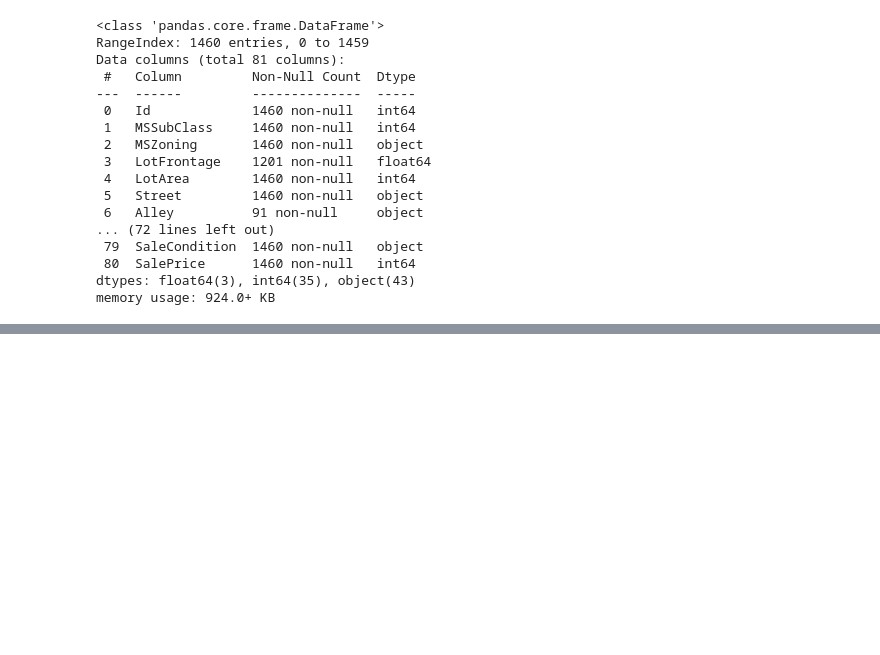
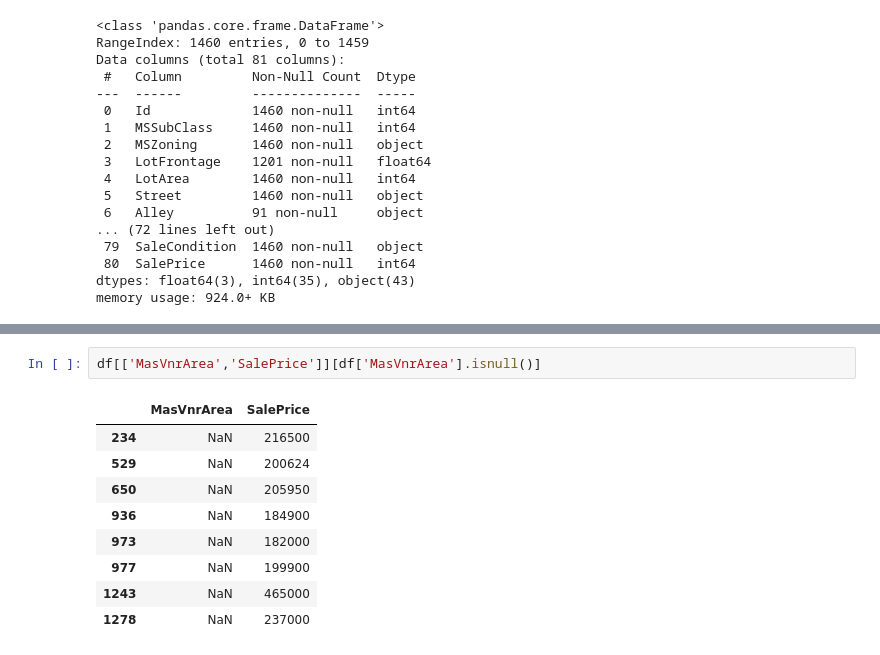
Before and after one commit to adarsh-singh106/Road-To-ML, a Jupyter notebook: Week - 4/Cleaning Practice/house-prices-advanced-regression-techniques/houses-prices-LR.ipynb, the cells around one changed output, grey strips where cells are left out. Cells and saved outputs as stored; diff of their text form; blank space fills up the shorter version.

```diff
--- a/Week - 4/Cleaning Practice/house-prices-advanced-regression-techniques/houses-prices-LR.ipynb
+++ b/Week - 4/Cleaning Practice/house-prices-advanced-regression-techniques/houses-prices-LR.ipynb
@@ -70,0 +165,12 @@ memory usage: 924.0+ KB
+# %%
+df[['MasVnrArea','SalePrice']][df['MasVnrArea'].isnull()]
+# %% [output]
+|  | MasVnrArea | SalePrice |
+| 234 | NaN | 216500 |
+| 529 | NaN | 200624 |
+| 650 | NaN | 205950 |
+| 936 | NaN | 184900 |
+| 973 | NaN | 182000 |
+| 977 | NaN | 199900 |
+| 1243 | NaN | 465000 |
+| 1278 | NaN | 237000 |
```
Also changed, not shown: parts of 9 cells of this notebook.
